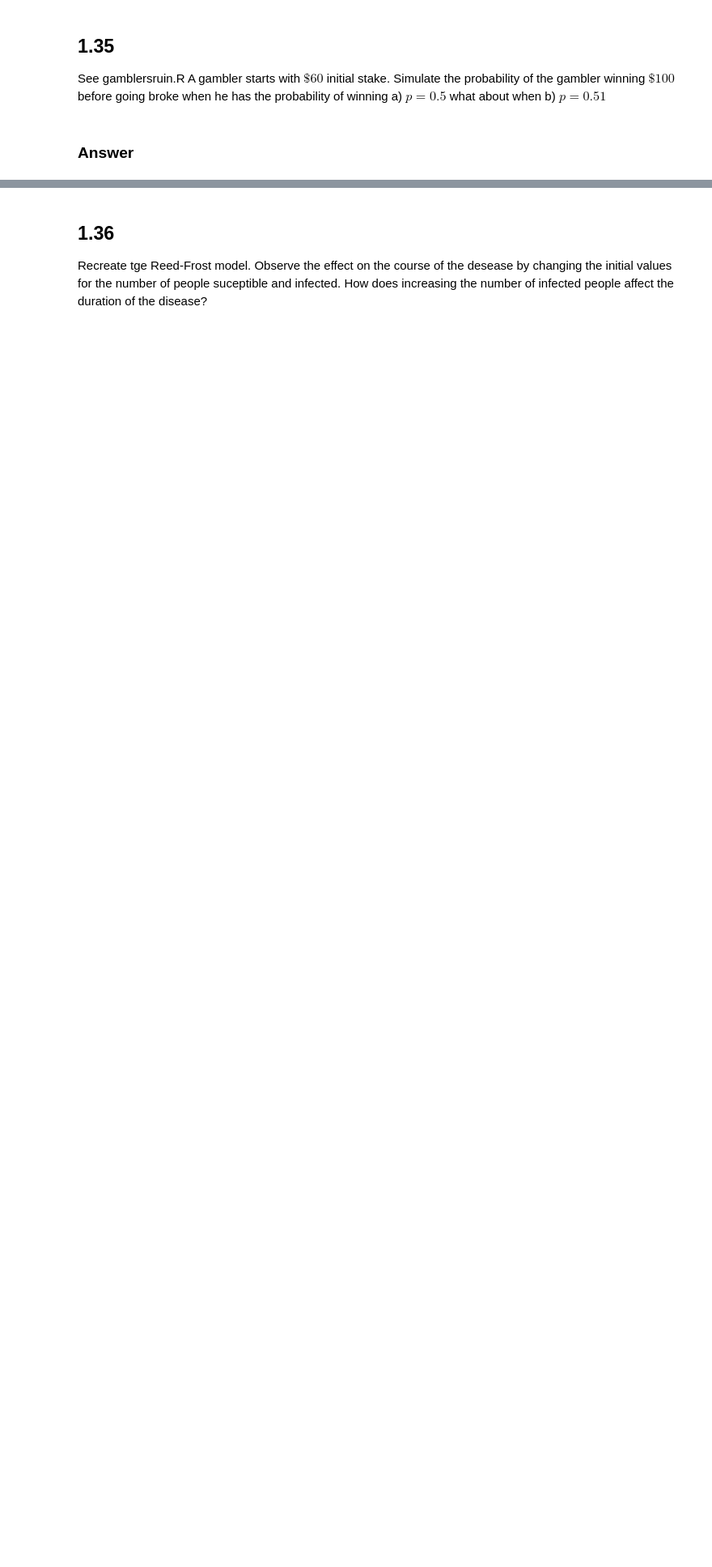
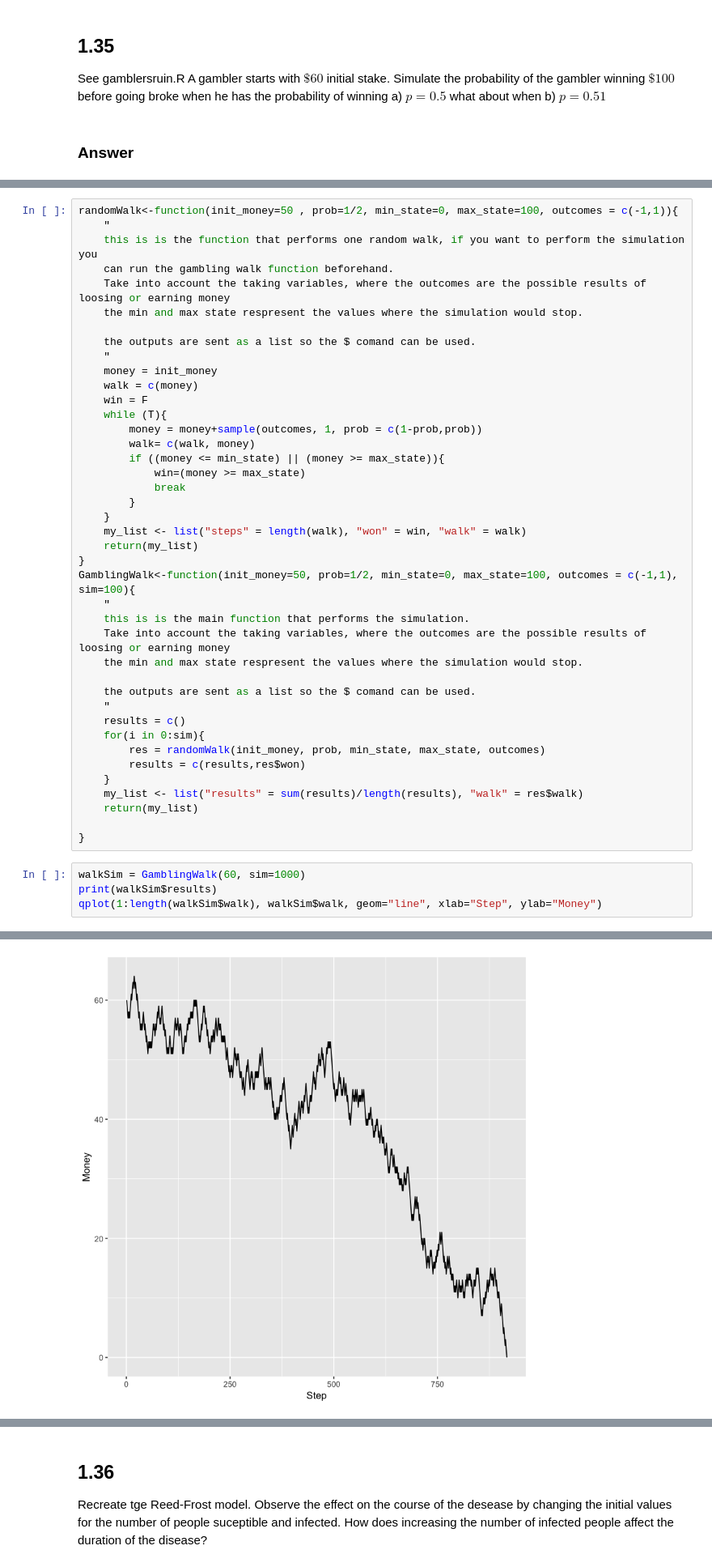
Before and after one commit to larispardo/StochasticProcessR, a Jupyter notebook: Chapter01_r.ipynb, the cells around one changed output, grey strips where cells are left out. Shown: that part at 81% size. Drawn from its saved outputs; the diff is of its cells as text; blank space fills up the shorter version.

```diff
--- a/Chapter01_r.ipynb
+++ b/Chapter01_r.ipynb
@@ -846,0 +773,46 @@ wlk.plotWalk()
+# %%
+randomWalk<-function(init_money=50 , prob=1/2, min_state=0, max_state=100, outcomes = c(-1,1)){
+    "
+    this is is the function that performs one random walk, if you want to perform the simulation you
+    can run the gambling walk function beforehand.
+    Take into account the taking variables, where the outcomes are the possible results of loosing or earning money
+    the min and max state respresent the values where the simulation would stop.
+
+    the outputs are sent as a list so the $ comand can be used.
+    "
+    money = init_money
+    walk = c(money)
+    win = F
+    while (T){
+        money = money+sample(outcomes, 1, prob = c(1-prob,prob))
+        walk= c(walk, money)
+        if ((money <= min_state) || (money >= max_state)){
+            win=(money >= max_state)
+            break
+        }
+    }
+    my_list <- list("steps" = length(walk), "won" = win, "walk" = walk)
+    return(my_list)
+}
+GamblingWalk<-function(init_money=50, prob=1/2, min_state=0, max_state=100, outcomes = c(-1,1), sim=100){
+    "
+    this is is the main function that performs the simulation.
+    Take into account the taking variables, where the outcomes are the possible results of loosing or earning money
+    the min and max state respresent the values where the simulation would stop.
+
+    the outputs are sent as a list so the $ comand can be used.
+    "
+    results = c()
+    for(i in 0:sim){
+        res = randomWalk(init_money, prob, min_state, max_state, outcomes)
+        results = c(results,res$won)
+    }
+    my_list <- list("results" = sum(results)/length(results), "walk" = res$walk)
+    return(my_list)
+
+}
+# %%
+walkSim = GamblingWalk(60, sim=1000)
+print(walkSim$results)
+qplot(1:length(walkSim$walk), walkSim$walk, geom="line", xlab="Step", ylab="Money")
+# %% [output]
@@ -846,0 +820 @@ wlk.plotWalk()
+[figure, added]
```
Also changed, not shown: parts of 36 cells of this notebook, 1 other file.
